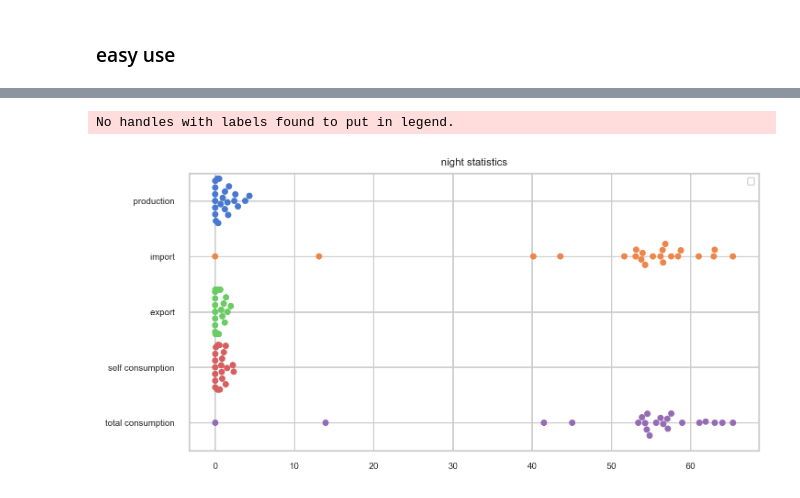
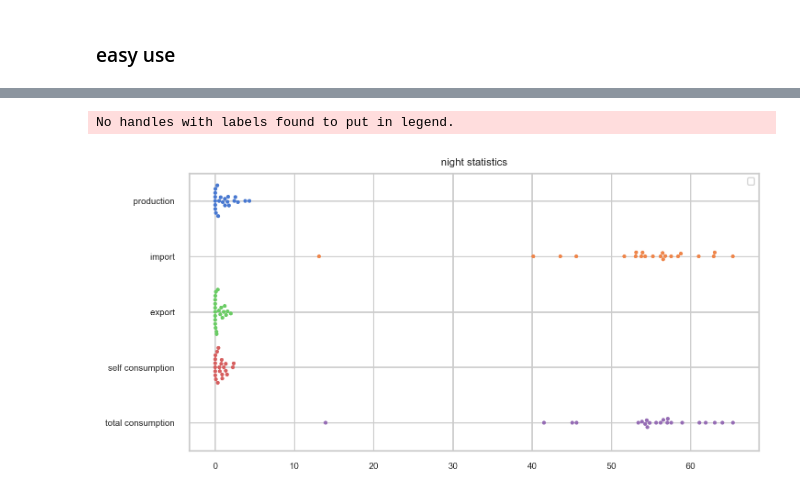
Before and after one commit to pka69/SolarEdge_Tauron_e-licznik_combine_data, a Jupyter notebook: easy_example.ipynb, the cells around one changed output, grey strips where cells are left out. Saved outputs shown, nothing was run; the diff lists cells and outputs as text; code cells hidden in the pictures.

```diff
--- a/easy_example.ipynb
+++ b/easy_example.ipynb
@@ -70,13 +54,13 @@ No handles with labels found to put in legend.
 # %%
 swarmplot(
     energy_object.get_energy[~energy_object.get_energy['hour'].isin(day_hours)],
     filename='',
     agg='sum',
     group_by="week",
     series_to_plot=['production_', 'import_', 'export_', 'self_consumption_', 'total_consumption_'],
-    dotsize=5,
+    dotsize=3,
     title="night statistics"
 )
 # %% [output]
 No handles with labels found to put in legend.
-[figure, old version]
+[figure, new version]
```
Also changed, not shown: parts of 7 cells of this notebook, 7 other files.
